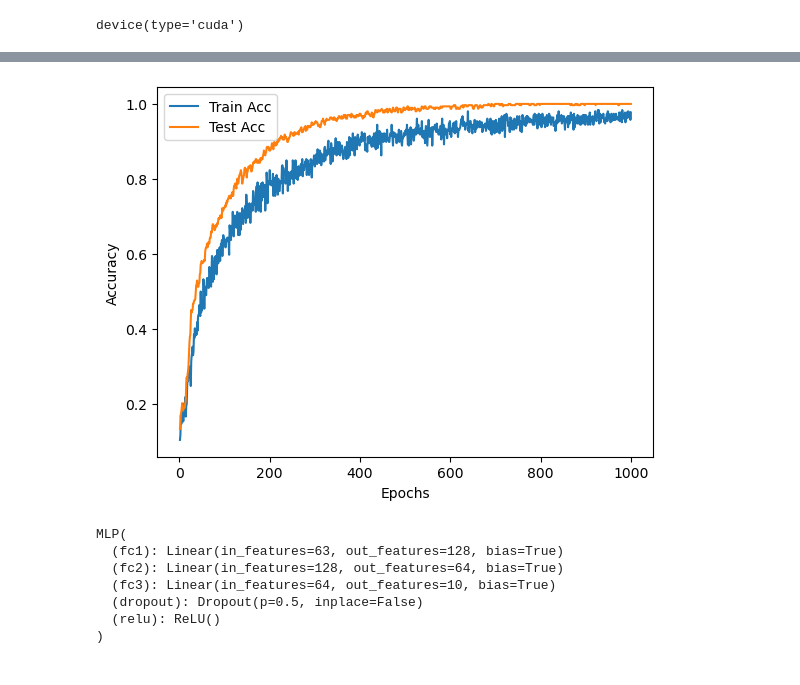
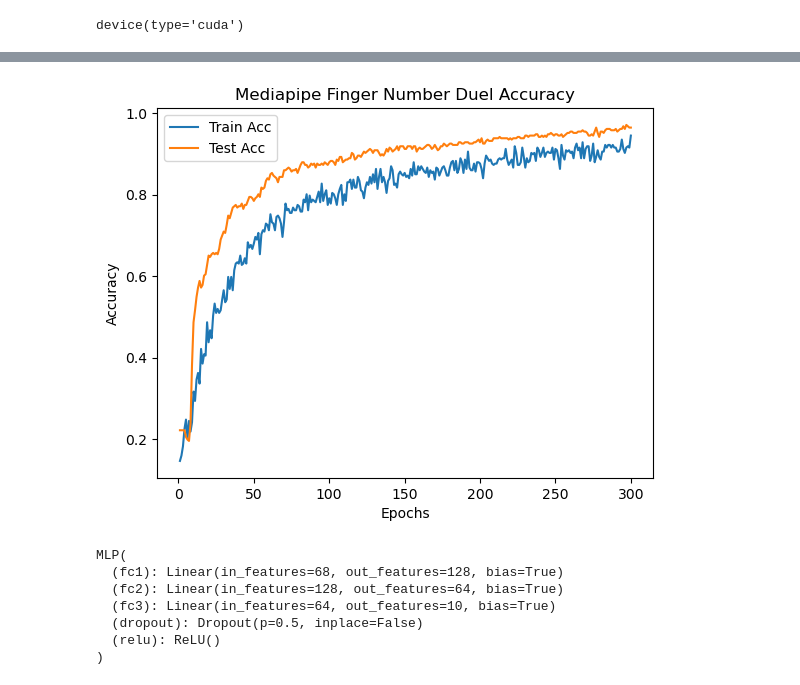
Before and after one commit to Yoyo-0125/Mediapipe-Finger-Number-Duel, a Jupyter notebook: main.ipynb, the cells around one changed output, grey strips where cells are left out. Saved outputs shown, nothing was run; the diff lists cells and outputs as text; code cells hidden in the pictures.

```diff
--- a/main.ipynb
+++ b/main.ipynb
@@ -28,7 +29,7 @@ hands = mp_hands.Hands(
 )
 
 train_dir = ".\\transformed_data"
-train_path, test_path = ".\\train.csv", ".\\test.csv"
+train_path, test_path = ".\\train_noz.csv", ".\\test_noz.csv"
 
 def dataset2images(root_dir, output_path):
     datasets = []
@@ -92,7 +207,7 @@ test_dataloader = DataLoader(test_dataset, batch_size=128, shuffle=False)
 class MLP(nn.Module):
     def __init__(self):
         super(MLP, self).__init__()
-        self.fc1 = nn.Linear(63, 128)
+        self.fc1 = nn.Linear(68, 128)
         self.fc2 = nn.Linear(128, 64)
         self.fc3 = nn.Linear(64, 10)
         # self.bn = nn.BatchNorm1d(64)
@@ -157,7 +272,7 @@ def evaluate(model, dataloader, criterion, device):
     accuracy = correct / total
     return epoch_loss, accuracy
 # %%
-EPOCHS = 1000
+EPOCHS = 300
 train_acces = []
 test_acces = []
 
@@ -173,6 +288,7 @@ for epoch in range(EPOCHS):
 
 plt.plot(range(1, EPOCHS+1), train_acces, label='Train Acc')
 plt.plot(range(1, EPOCHS+1), test_acces, label='Test Acc')
+plt.title('Mediapipe Finger Number Duel Accuracy')
 plt.xlabel('Epochs')
 plt.ylabel('Accuracy')
 plt.legend()
@@ -192,13 +301,13 @@ Epoch 1000/1000, Train Loss: 0.0923, Train Acc: 0.9771, Test Loss: 0.0126, Test
-[figure, old version]
+[figure, new version]
 # %%
-# torch.save(model.state_dict(), "mlp_model_weights.pth")
+torch.save(model.state_dict(), "mlp_model_weights.pth")
 
 model = MLP().to(device)
 model.load_state_dict(torch.load("mlp_model_weights.pth"))
 model.eval()
 # %% [output]
 MLP(
-  (fc1): Linear(in_features=63, out_features=128, bias=True)
+  (fc1): Linear(in_features=68, out_features=128, bias=True)
   (fc2): Linear(in_features=128, out_features=64, bias=True)
   (fc3): Linear(in_features=64, out_features=10, bias=True)
   (dropout): Dropout(p=0.5, inplace=False)
```
Also changed, not shown: parts of 6 cells of this notebook, 7 other files.
